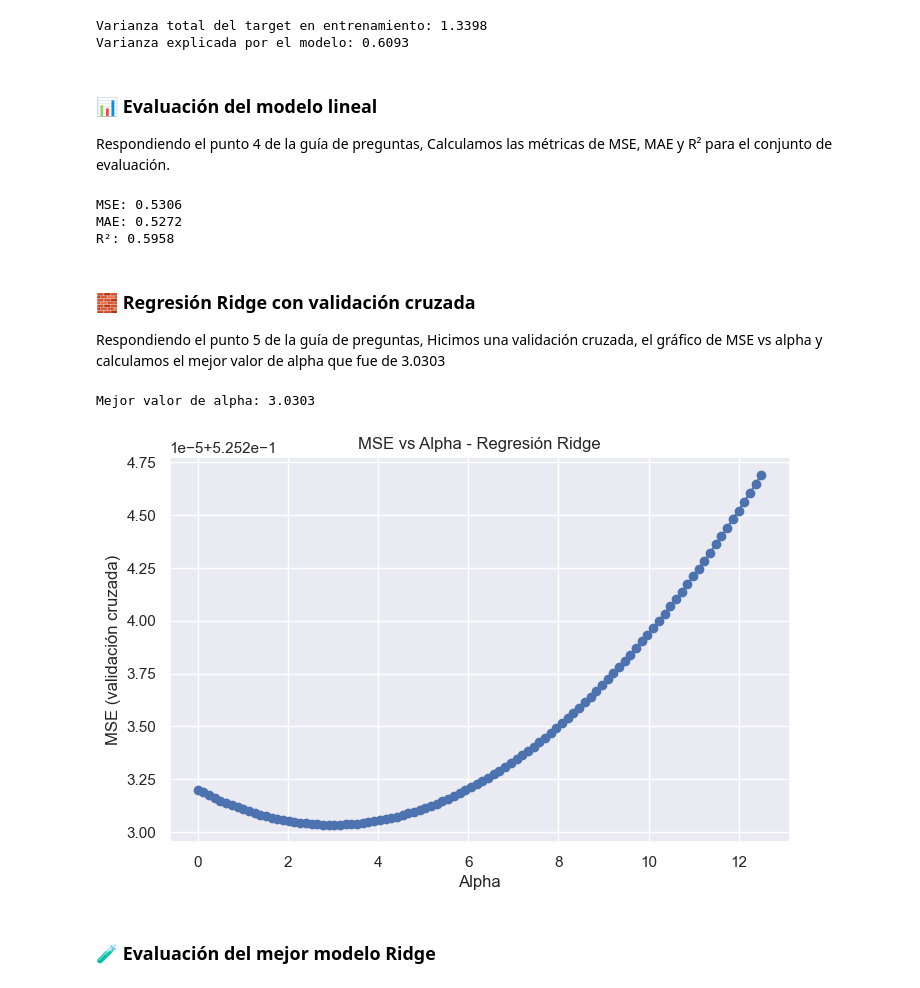
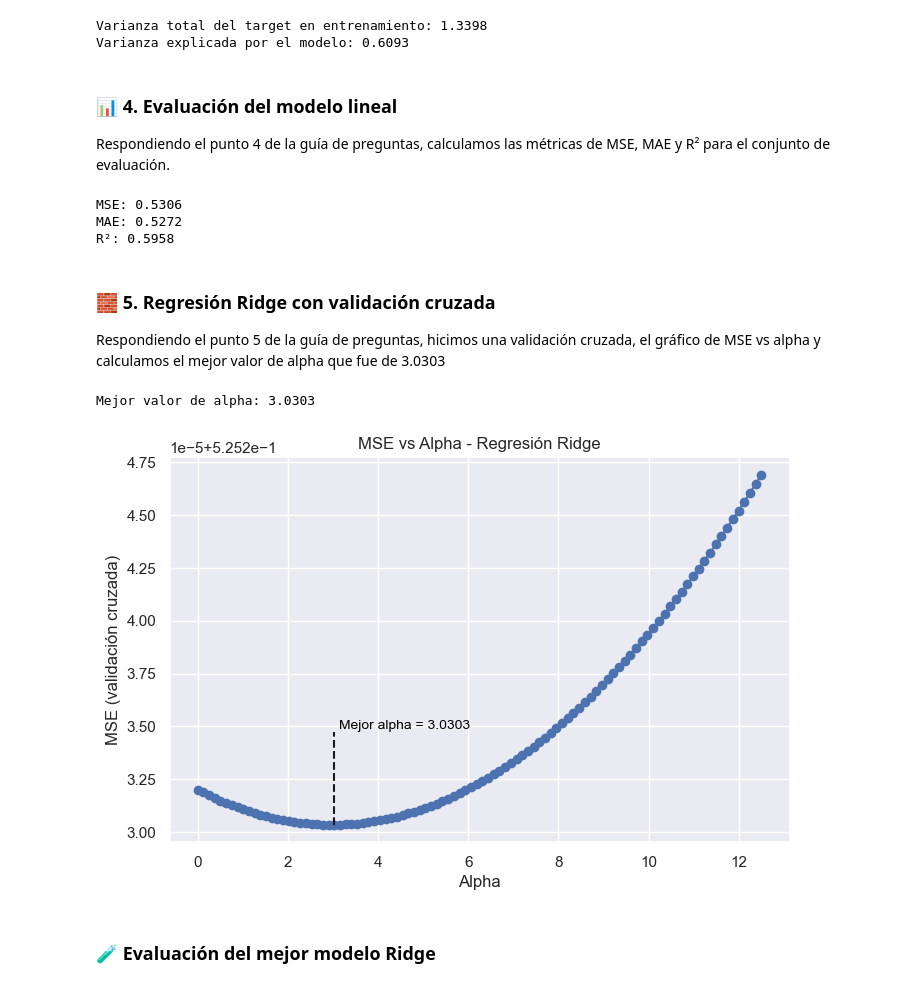
Before and after one commit to gjmv/CEIA_2025_B1_IIA_TP2, a Jupyter notebook: TP2.ipynb, the cells around one changed output. Saved outputs shown, nothing was run; the diff lists cells and outputs as text; code cells hidden in the pictures.

```diff
--- a/TP2.ipynb
+++ b/TP2.ipynb
@@ -30,18 +30,12 @@ Los atributos en el orden que se guardaron en el dataset son:
 # %%
 # Cargamos las bibliotecas que vamos a utilizar.
 import pandas as pd
-import numpy as np
 import matplotlib.pyplot as plt
 import seaborn as sns
 
 from sklearn.datasets import fetch_california_housing
-from sklearn.model_selection import train_test_split, cross_val_score
-from sklearn.preprocessing import StandardScaler
-from sklearn.metrics import r2_score, mean_absolute_error, mean_squared_error
 
-from sklearn.linear_model import LinearRegression, Ridge
-
-sns.set()
+sns.set_theme()
 # %%
 # Leemos el dataset
 california_housing = fetch_california_housing()
@@ -167,8 +166,8 @@ print(f"Varianza explicada por el modelo: {var_explicada:.4f}")
 Varianza total del target en entrenamiento: 1.3398
 Varianza explicada por el modelo: 0.6093
 # %% [markdown]
-### 📊 Evaluación del modelo lineal
-Respondiendo el punto 4 de la guía de preguntas, Calculamos las métricas de MSE, MAE y R² para el conjunto de evaluación.
+### 📊 4. Evaluación del modelo lineal
+Respondiendo el punto 4 de la guía de preguntas, calculamos las métricas de MSE, MAE y R² para el conjunto de evaluación.
 # %%
 # Evaluación con el conjunto de test
 mse = mean_squared_error(y_test, y_pred_test)
@@ -183,8 +182,8 @@ MSE: 0.5306
 MAE: 0.5272
 R²: 0.5958
 # %% [markdown]
-### 🧱 Regresión Ridge con validación cruzada
-Respondiendo el punto 5 de la guía de preguntas, Hicimos una validación cruzada, el gráfico de MSE vs alpha y calculamos el mejor valor de alpha que fue de 3.0303
+### 🧱 5. Regresión Ridge con validación cruzada
+Respondiendo el punto 5 de la guía de preguntas, hicimos una validación cruzada, el gráfico de MSE vs alpha y calculamos el mejor valor de alpha que fue de 3.0303
 # %%
 from sklearn.linear_model import Ridge
 from sklearn.model_selection import KFold, cross_val_score
@@ -192,34 +191,39 @@ from sklearn.pipeline import make_pipeline
 from sklearn.preprocessing import StandardScaler
 import numpy as np
 import matplotlib.pyplot as plt
 
 # Valores de alpha a probar
 alphas = np.linspace(0, 12.5, 100)
 mse_scores = []
 
 # Validación cruzada con escalado dentro del pipeline
 kf = KFold(n_splits=5, shuffle=True, random_state=42)
 
 for alpha in alphas:
     ridge_pipeline = make_pipeline(StandardScaler(), Ridge(alpha=alpha))
     neg_mse = cross_val_score(ridge_pipeline, X_train, y_train, cv=kf, scoring='neg_mean_squared_error')
     mse_scores.append(-neg_mse.mean())
 
 # Mejor alpha
 best_alpha = alphas[np.argmin(mse_scores)]
 print(f"Mejor valor de alpha: {best_alpha:.4f}")
 
 # Gráfico de MSE vs alpha
 plt.figure(figsize=(8, 5))
 plt.plot(alphas, mse_scores, marker='o')
 plt.xlabel('Alpha')
 plt.ylabel('MSE (validación cruzada)')
 plt.title('MSE vs Alpha - Regresión Ridge')
+
+plt.plot([best_alpha, best_alpha], [np.min(mse_scores), np.mean(mse_scores)], 'k--')
+plt.text(best_alpha + 0.1, np.mean(mse_scores), f'Mejor alpha = {best_alpha:.4f}', color='black',
+         verticalalignment='bottom', horizontalalignment='left', fontsize=10)
+
 plt.grid(True)
 plt.show()
 # %% [output]
 Mejor valor de alpha: 3.0303
-[figure, old version]
+[figure, new version]
 # %% [markdown]
 ### 🧪 Evaluación del mejor modelo Ridge
 # %%
```
Also changed, not shown: parts of 7 cells of this notebook.
